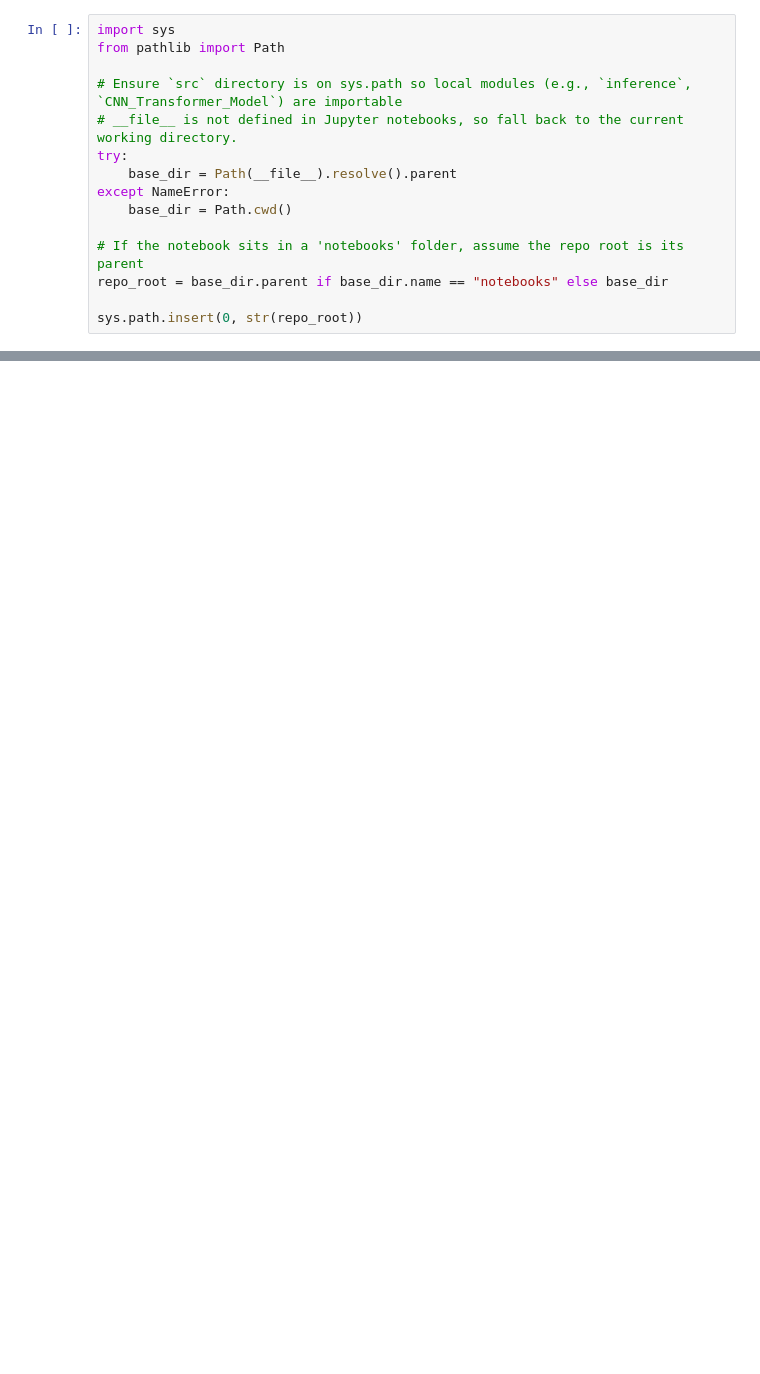
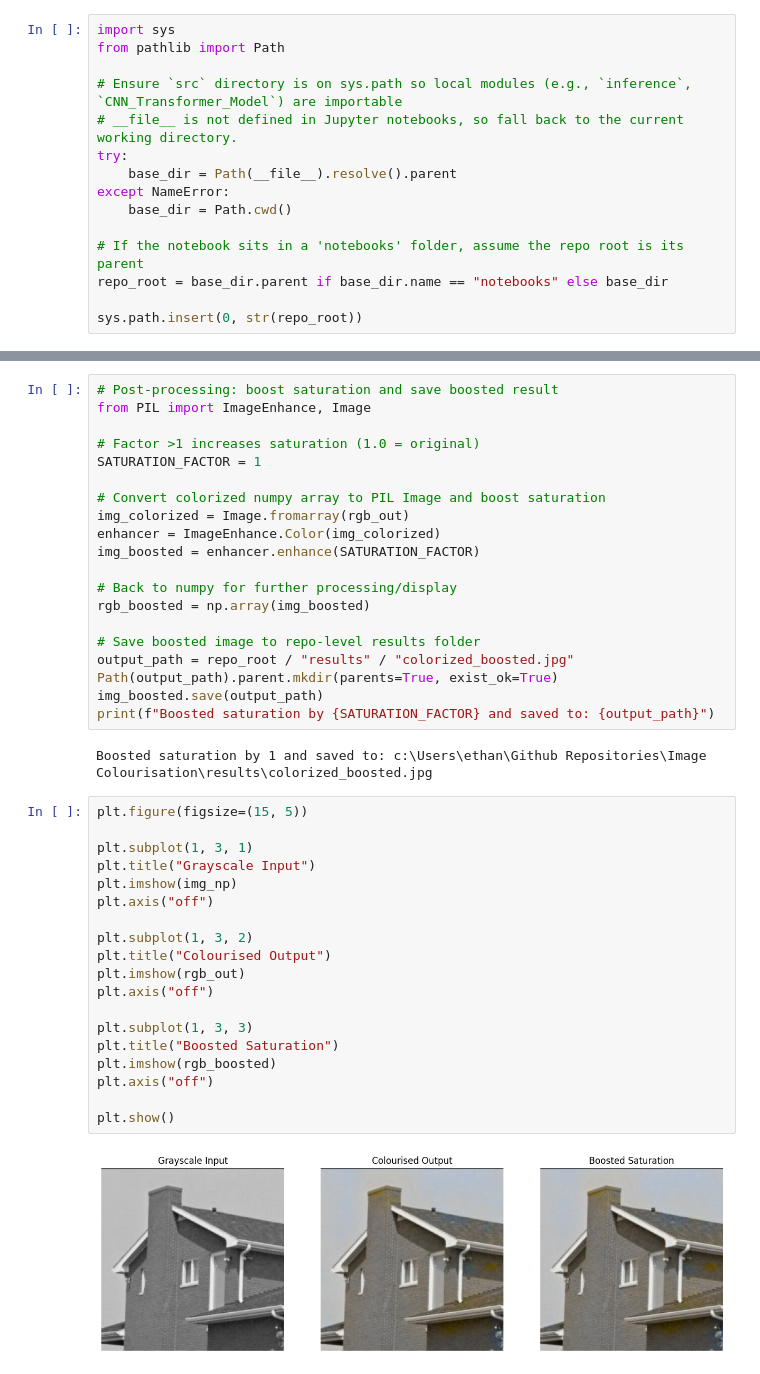
Before and after one commit to Hiumanoid-being/Image-Colourisation, a Jupyter notebook: notebooks/interference_gpt_v2.ipynb, the cells around one changed output, grey strips where cells are left out. Saved outputs shown, nothing was run; the diff lists cells and outputs as text; blank space fills up the shorter version.

```diff
--- a/notebooks/interference_gpt_v2.ipynb
+++ b/notebooks/interference_gpt_v2.ipynb
@@ -53,0 +102,43 @@ print("Input image shape:", L_tensor.shape)
+# %%
+# Post-processing: boost saturation and save boosted result
+from PIL import ImageEnhance, Image
+
+# Factor >1 increases saturation (1.0 = original)
+SATURATION_FACTOR = 1
+
+# Convert colorized numpy array to PIL Image and boost saturation
+img_colorized = Image.fromarray(rgb_out)
+enhancer = ImageEnhance.Color(img_colorized)
+img_boosted = enhancer.enhance(SATURATION_FACTOR)
+
+# Back to numpy for further processing/display
+rgb_boosted = np.array(img_boosted)
+
+# Save boosted image to repo-level results folder
+output_path = repo_root / "results" / "colorized_boosted.jpg"
+Path(output_path).parent.mkdir(parents=True, exist_ok=True)
+img_boosted.save(output_path)
+print(f"Boosted saturation by {SATURATION_FACTOR} and saved to: {output_path}")
+# %% [output]
+Boosted saturation by 1 and saved to: c:\Users\ethan\Github Repositories\Image Colourisation\results\colorized_boosted.jpg
+# %%
+plt.figure(figsize=(15, 5))
+
+plt.subplot(1, 3, 1)
+plt.title("Grayscale Input")
+plt.imshow(img_np)
+plt.axis("off")
+
+plt.subplot(1, 3, 2)
+plt.title("Colourised Output")
+plt.imshow(rgb_out)
+plt.axis("off")
+
+plt.subplot(1, 3, 3)
+plt.title("Boosted Saturation")
+plt.imshow(rgb_boosted)
+plt.axis("off")
+
+plt.show()
+# %% [output]
+[figure, added]
```
Also changed, not shown: parts of 4 cells of this notebook, 2 other files.
